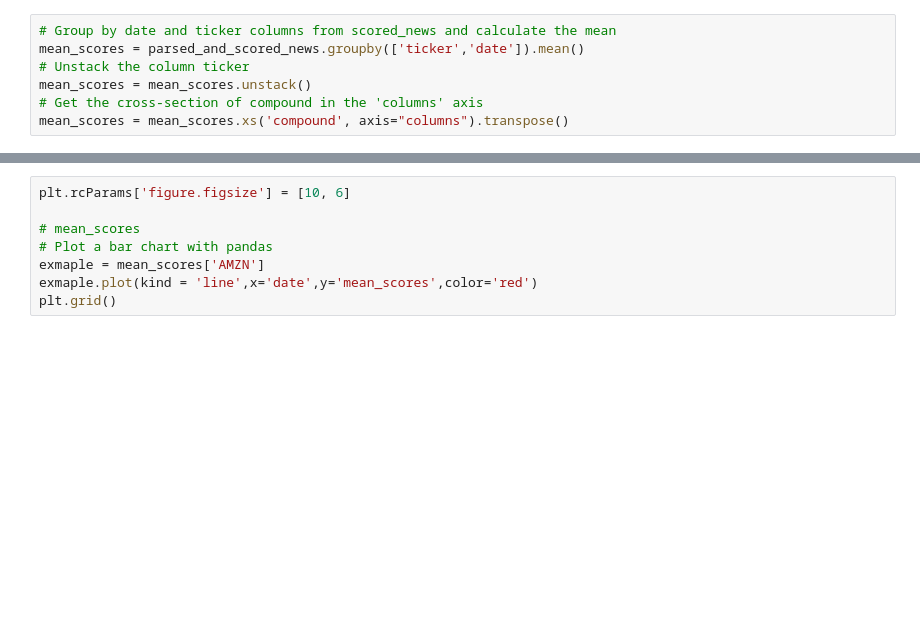
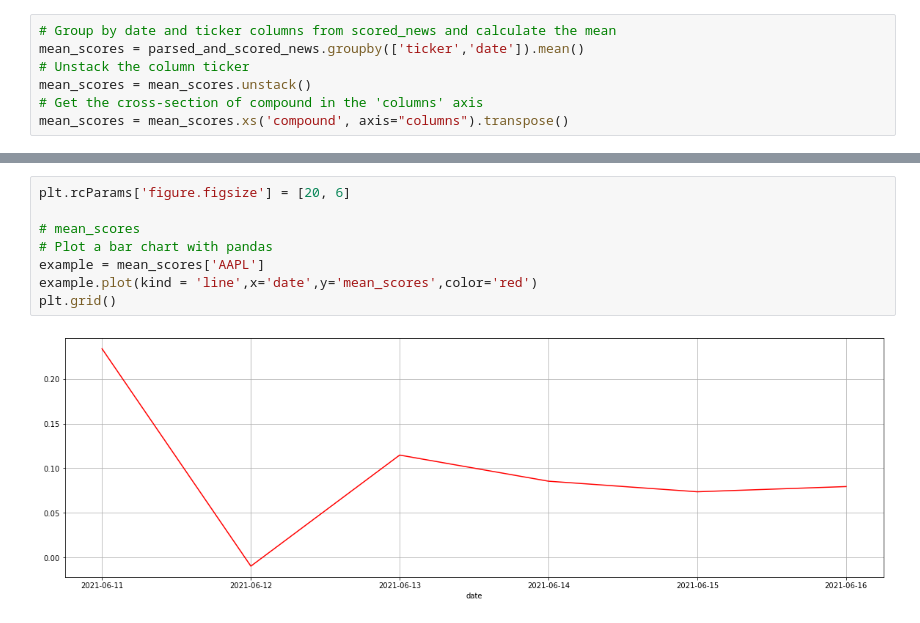
Before and after one commit to jinwei-ang/Finviz-News-Scraper--Sentiment-Analysis-, a Jupyter notebook: News_SP500_Sentiment.ipynb, the cells around one changed output, grey strips where cells are left out. Drawn from its saved outputs; the diff is of its cells as text; blank space fills up the shorter version.

```diff
--- a/News_SP500_Sentiment.ipynb
+++ b/News_SP500_Sentiment.ipynb
@@ -142,8 +253,10 @@ mean_scores
 # %%
-plt.rcParams['figure.figsize'] = [10, 6]
+plt.rcParams['figure.figsize'] = [20, 6]
 
 # mean_scores
 # Plot a bar chart with pandas
-exmaple = mean_scores['AMZN']
-exmaple.plot(kind = 'line',x='date',y='mean_scores',color='red')
+example = mean_scores['AAPL']
+example.plot(kind = 'line',x='date',y='mean_scores',color='red')
 plt.grid()
+# %% [output]
+[figure, added]
```
Also changed, not shown: parts of 8 cells of this notebook, 4 other files.
